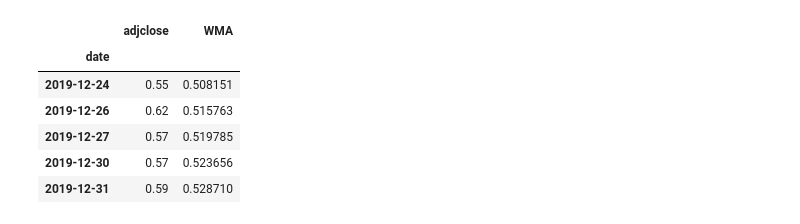
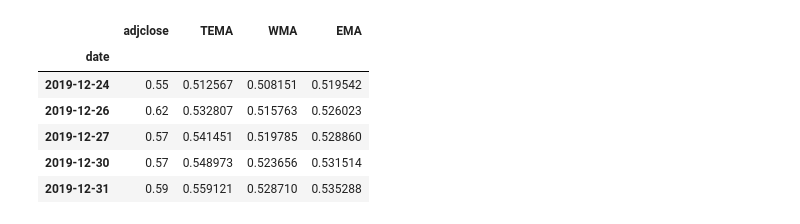
Before and after one commit to codersnotepad/techind, a Jupyter notebook: notebooks/dev-WMA.ipynb, the cells around one changed output. Cells and saved outputs as stored; diff of their text form; code cells hidden in the pictures.

```diff
--- a/notebooks/dev-WMA.ipynb
+++ b/notebooks/dev-WMA.ipynb
@@ -7,18 +7,20 @@ import techind as ti
 import pandas as pd
 
 df = pd.read_pickle('../data/test_data01.pkl')
-
-df['WMA'] = ti.weightedMovingAverage(30, df['adjclose'].values)
-
-df.tail()
-# %% [output]
-|  | adjclose | WMA |
-| date |  |  |
-| 2019-12-24 | 0.55 | 0.508151 |
-| 2019-12-26 | 0.62 | 0.515763 |
-| 2019-12-27 | 0.57 | 0.519785 |
-| 2019-12-30 | 0.57 | 0.523656 |
-| 2019-12-31 | 0.59 | 0.528710 |
+# %%
+df['TEMA'] = ti.trippleExponentialMovingAverage(30, df['adjclose'].values)
+df['WMA'] = ti.weightedMovingAverage(30, df['adjclose'].values)
+df['EMA'] = ti.exponentialMovingAverage(30, df['adjclose'].values)
+
+df.tail()
+# %% [output]
+|  | adjclose | TEMA | WMA | EMA |
+| date |  |  |  |  |
+| 2019-12-24 | 0.55 | 0.512567 | 0.508151 | 0.519542 |
+| 2019-12-26 | 0.62 | 0.532807 | 0.515763 | 0.526023 |
+| 2019-12-27 | 0.57 | 0.541451 | 0.519785 | 0.528860 |
+| 2019-12-30 | 0.57 | 0.548973 | 0.523656 | 0.531514 |
+| 2019-12-31 | 0.59 | 0.559121 | 0.528710 | 0.535288 |
 # %%
 df.loc[df.index > pd.to_datetime("2018-01-01").date()].plot(figsize=(16,10))
 # %% [output]
```
Also changed, not shown: parts of 1 cell of this notebook, 4 other files.
